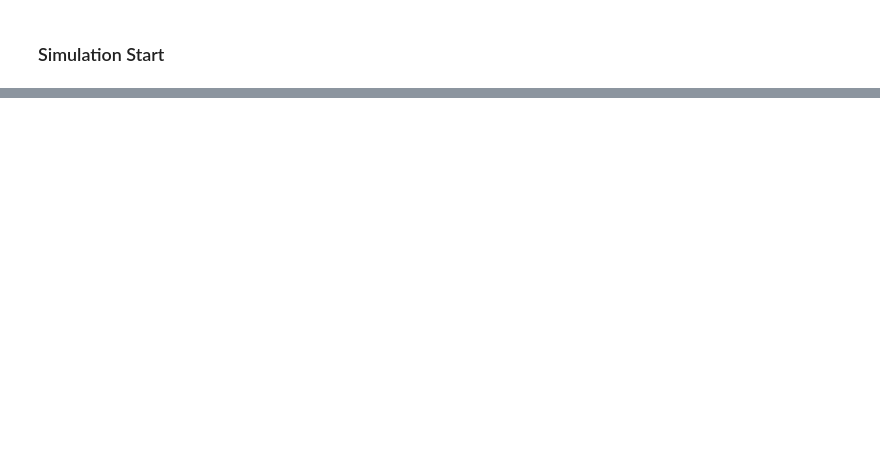
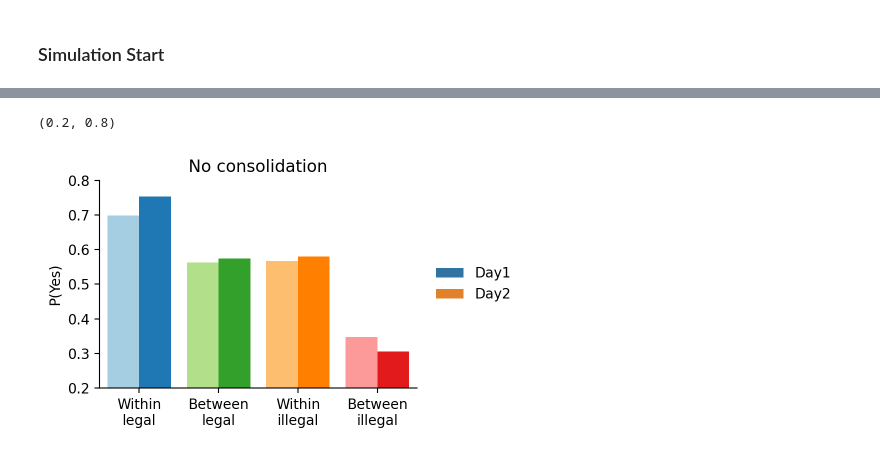
Before and after one commit to Xiaoyue-Zhou/Auditory-Structure-Learning-Model, a Jupyter notebook: Hebbian_exponential_decay.ipynb, the cells around one changed output, grey strips where cells are left out. Cells and saved outputs as stored; diff of their text form; code cells hidden in the pictures; blank space fills up the shorter version.

```diff
--- a/Hebbian_exponential_decay.ipynb
+++ b/Hebbian_exponential_decay.ipynb
@@ -437,3 +442,23 @@ def Exp_simulation_day1(n_subj,
+# %%
+def Exp_simulation_day2(model_list,
+                        trials_s2_list):
+    all_data = []
+    models_out = []
+    for iSubj, model_in in enumerate(model_list):
+        model_cur = model_in.copy() # so that model_in are not modified
+        trials_s2_cur = trials_s2_list[iSubj]
+
+        # generate behaviral test trials
+        subject_data = model_cur.run_test_phase(trials=trials_s2_cur)
+        subject_data.insert(0, 'subj', iSubj)
+        subject_data.insert(1, 'session', 'Day2')
+
+        all_data.append(subject_data)
+        models_out.append(model_cur)
+
+    all_data = pd.concat(all_data,
+                         ignore_index=True)
+    return all_data, models_out
 # %%
 # plot
 trial_order = ['within_legal',
@@ -704,0 +730,15 @@ plt.show()
+# %%
+# without consolidation setting - directly session 2
+model_list = day1_model # change later, for consolidation
+day2_data, model_final = Exp_simulation_day2(model_list,
+                                             trials_s2_all)
+
+fig, ax = plot_day2_byType(day1_data,
+                           day2_data,
+                           measure = 'p_yes',
+                           ylab = 'P(Yes)',
+                           title='No consolidation')
+ax.set_ylim([0.2, 0.8])
+# %% [output]
+(0.2, 0.8)
+[figure, added]
```
Also changed, not shown: parts of 8 cells of this notebook.
